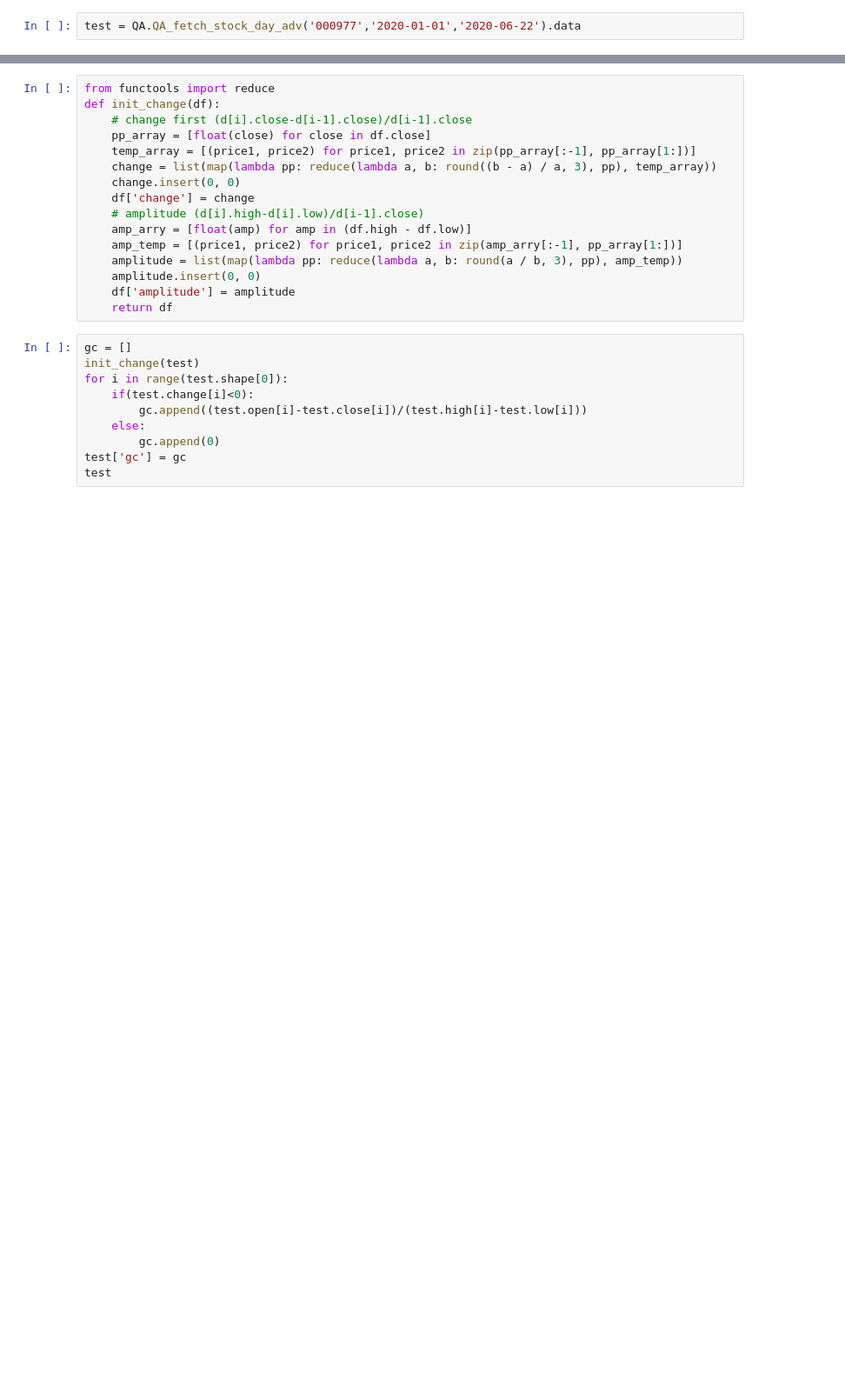
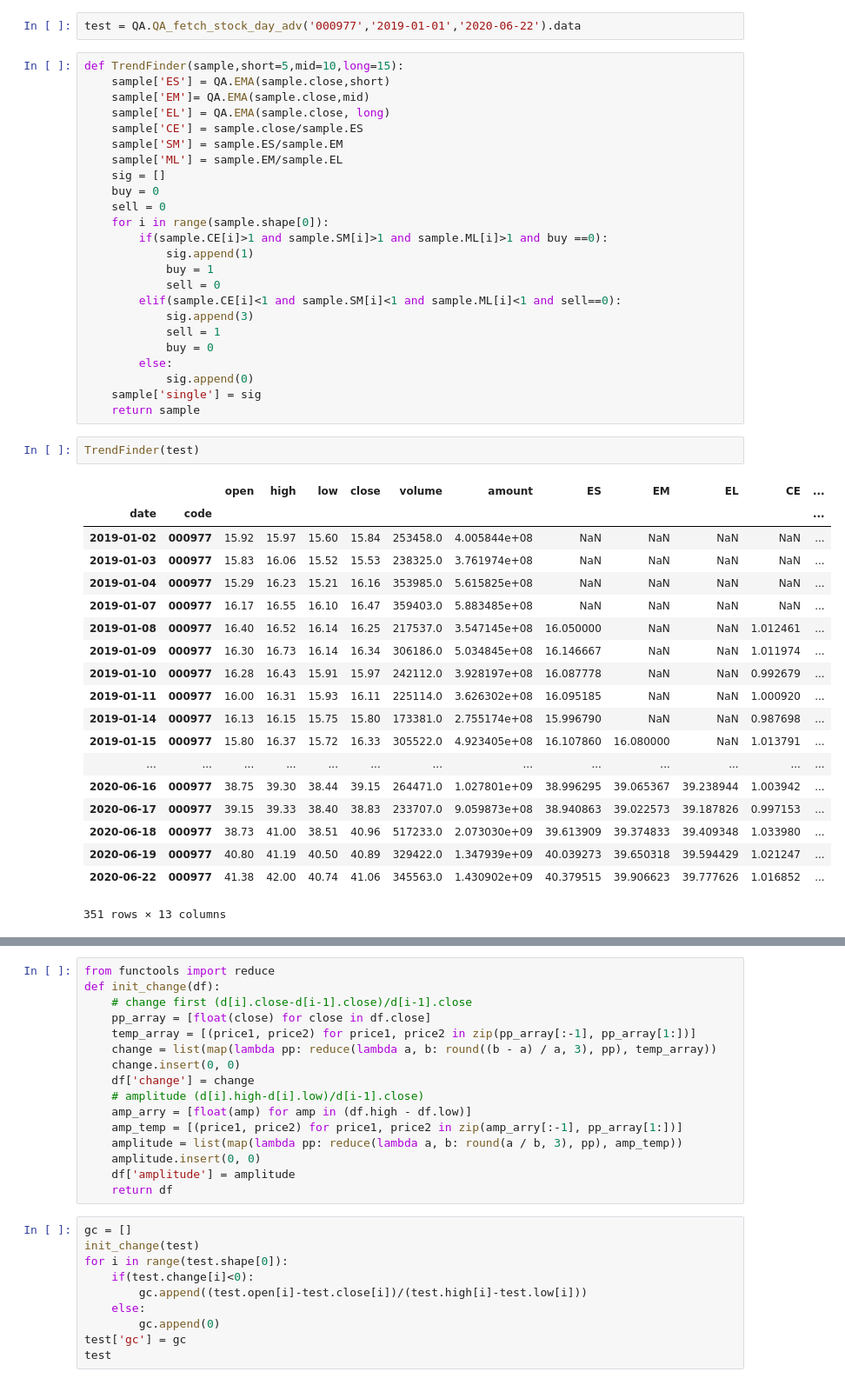
Before and after one commit to mildone/strategy, a Jupyter notebook: Untitled.ipynb, the cells around one changed output, grey strips where cells are left out. Shown: that part at 87% size. Saved outputs shown, nothing was run; the diff lists cells and outputs as text; blank space fills up the shorter version.

```diff
--- a/Untitled.ipynb
+++ b/Untitled.ipynb
@@ -28,2 +14,48 @@ import datetime
 # %%
-test = QA.QA_fetch_stock_day_adv('000977','2020-01-01','2020-06-22').data
+test = QA.QA_fetch_stock_day_adv('000977','2019-01-01','2020-06-22').data
+# %%
+def TrendFinder(sample,short=5,mid=10,long=15):
+    sample['ES'] = QA.EMA(sample.close,short)
+    sample['EM']= QA.EMA(sample.close,mid)
+    sample['EL'] = QA.EMA(sample.close, long)
+    sample['CE'] = sample.close/sample.ES
+    sample['SM'] = sample.ES/sample.EM
+    sample['ML'] = sample.EM/sample.EL
+    sig = []
+    buy = 0
+    sell = 0
+    for i in range(sample.shape[0]):
+        if(sample.CE[i]>1 and sample.SM[i]>1 and sample.ML[i]>1 and buy ==0):
+            sig.append(1)
+            buy = 1
+            sell = 0
+        elif(sample.CE[i]<1 and sample.SM[i]<1 and sample.ML[i]<1 and sell==0):
+            sig.append(3)
+            sell = 1
+            buy = 0
+        else:
+            sig.append(0)
+    sample['single'] = sig
+    return sample
+# %%
+TrendFinder(test)
+# %% [output]
+|  |  | open | high | low | close | volume | amount | ES | EM | EL | CE | ... |
+| date | code |  |  |  |  |  |  |  |  |  |  | ... |
+| 2019-01-02 | 000977 | 15.92 | 15.97 | 15.60 | 15.84 | 253458.0 | 4.005844e+08 | NaN | NaN | NaN | NaN | ... |
+| 2019-01-03 | 000977 | 15.83 | 16.06 | 15.52 | 15.53 | 238325.0 | 3.761974e+08 | NaN | NaN | NaN | NaN | ... |
+| 2019-01-04 | 000977 | 15.29 | 16.23 | 15.21 | 16.16 | 353985.0 | 5.615825e+08 | NaN | NaN | NaN | NaN | ... |
+| 2019-01-07 | 000977 | 16.17 | 16.55 | 16.10 | 16.47 | 359403.0 | 5.883485e+08 | NaN | NaN | NaN | NaN | ... |
+| 2019-01-08 | 000977 | 16.40 | 16.52 | 16.14 | 16.25 | 217537.0 | 3.547145e+08 | 16.050000 | NaN | NaN | 1.012461 | ... |
+| 2019-01-09 | 000977 | 16.30 | 16.73 | 16.14 | 16.34 | 306186.0 | 5.034845e+08 | 16.146667 | NaN | NaN | 1.011974 | ... |
+| 2019-01-10 | 000977 | 16.28 | 16.43 | 15.91 | 15.97 | 242112.0 | 3.928197e+08 | 16.087778 | NaN | NaN | 0.992679 | ... |
+| 2019-01-11 | 000977 | 16.00 | 16.31 | 15.93 | 16.11 | 225114.0 | 3.626302e+08 | 16.095185 | NaN | NaN | 1.000920 | ... |
+| 2019-01-14 | 000977 | 16.13 | 16.15 | 15.75 | 15.80 | 173381.0 | 2.755174e+08 | 15.996790 | NaN | NaN | 0.987698 | ... |
+| 2019-01-15 | 000977 | 15.80 | 16.37 | 15.72 | 16.33 | 305522.0 | 4.923405e+08 | 16.107860 | 16.080000 | NaN | 1.013791 | ... |
+| ... | ... | ... | ... | ... | ... | ... | ... | ... | ... | ... | ... | ... |
+| 2020-06-16 | 000977 | 38.75 | 39.30 | 38.44 | 39.15 | 264471.0 | 1.027801e+09 | 38.996295 | 39.065367 | 39.238944 | 1.003942 | ... |
+| 2020-06-17 | 000977 | 39.15 | 39.33 | 38.40 | 38.83 | 233707.0 | 9.059873e+08 | 38.940863 | 39.022573 | 39.187826 | 0.997153 | ... |
+| 2020-06-18 | 000977 | 38.73 | 41.00 | 38.51 | 40.96 | 517233.0 | 2.073030e+09 | 39.613909 | 39.374833 | 39.409348 | 1.033980 | ... |
+| 2020-06-19 | 000977 | 40.80 | 41.19 | 40.50 | 40.89 | 329422.0 | 1.347939e+09 | 40.039273 | 39.650318 | 39.594429 | 1.021247 | ... |
+| 2020-06-22 | 000977 | 41.38 | 42.00 | 40.74 | 41.06 | 345563.0 | 1.430902e+09 | 40.379515 | 39.906623 | 39.777626 | 1.016852 | ... |
+351 rows × 13 columns
```
Also changed, not shown: parts of 4 cells of this notebook, 2 other files.
